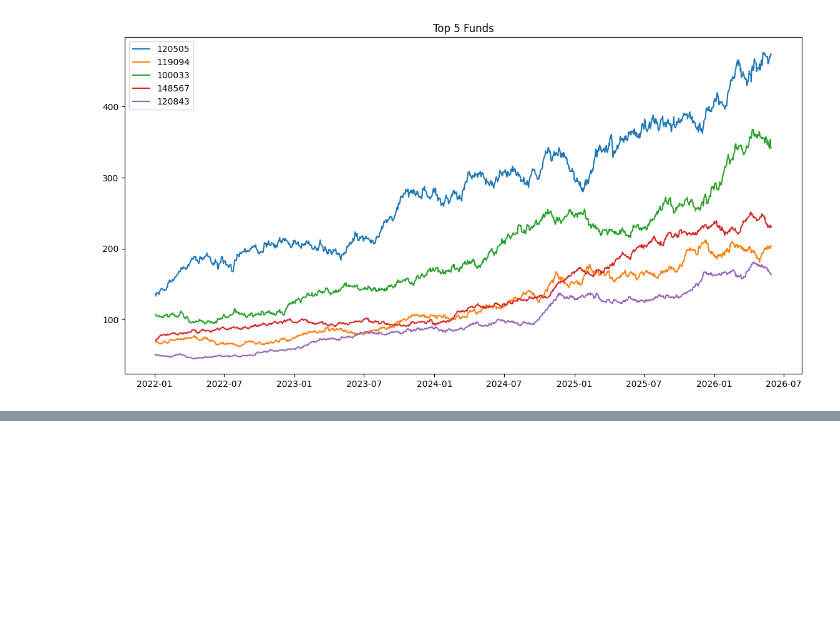
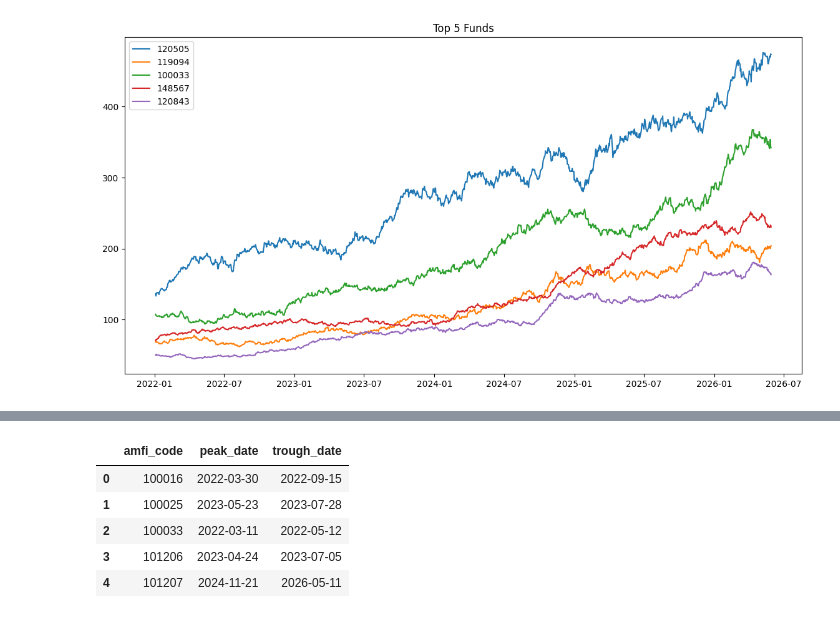
Before and after one commit to Rhea-15/mutual-fund-analytics, a Jupyter notebook: notebooks/Performance_Analytics.ipynb, the cells around one changed output, grey strips where cells are left out. Cells and saved outputs as stored; diff of their text form; code cells hidden in the pictures; blank space fills up the shorter version.

```diff
--- a/notebooks/Performance_Analytics.ipynb
+++ b/notebooks/Performance_Analytics.ipynb
@@ -515,0 +584,71 @@ plt.show()
+# %%
+drawdown_periods = []
+
+for code in nav["amfi_code"].unique():
+
+    fund = (
+        nav[nav["amfi_code"] == code]
+        .sort_values("date")
+        .copy()
+    )
+
+    fund["running_max"] = fund["nav"].cummax()
+
+    fund["drawdown"] = (
+        fund["nav"]
+        / fund["running_max"]
+        - 1
+    )
+
+    trough_idx = (
+        fund["drawdown"]
+        .idxmin()
+    )
+
+    trough_date = (
+        fund.loc[
+            trough_idx,
+            "date"
+        ]
+    )
+
+    peak_date = (
+        fund.loc[
+            :trough_idx,
+            "nav"
+        ]
+        .idxmax()
+    )
+
+    peak_date = (
+        fund.loc[
+            peak_date,
+            "date"
+        ]
+    )
+
+    drawdown_periods.append(
+        [
+            code,
+            peak_date,
+            trough_date
+        ]
+    )
+
+drawdown_period_df = pd.DataFrame(
+    drawdown_periods,
+    columns=[
+        "amfi_code",
+        "peak_date",
+        "trough_date"
+    ]
+)
+
+drawdown_period_df.head()
+# %% [output]
+|  | amfi_code | peak_date | trough_date |
+| 0 | 100016 | 2022-03-30 | 2022-09-15 |
+| 1 | 100025 | 2023-05-23 | 2023-07-28 |
+| 2 | 100033 | 2022-03-11 | 2022-05-12 |
+| 3 | 101206 | 2023-04-24 | 2023-07-05 |
+| 4 | 101207 | 2024-11-21 | 2026-05-11 |
```
Also changed, not shown: parts of 12 cells of this notebook, 29 other files.
